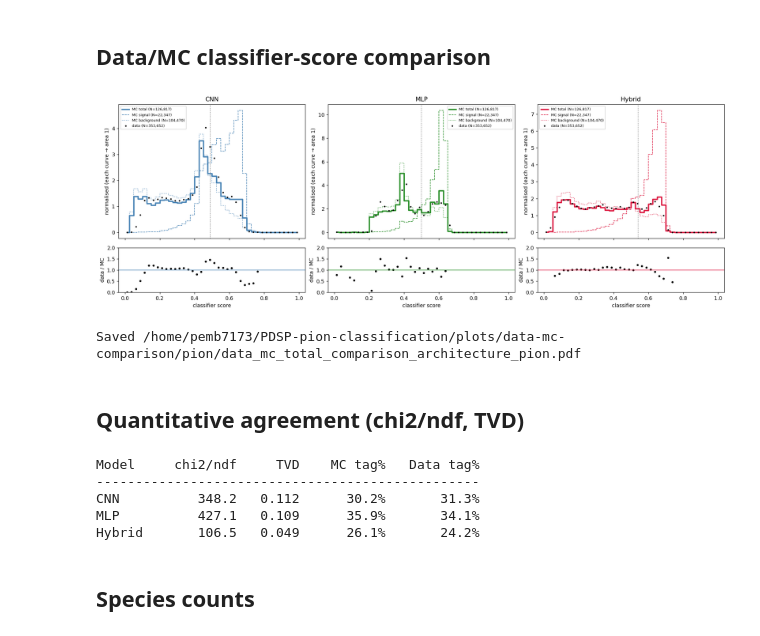
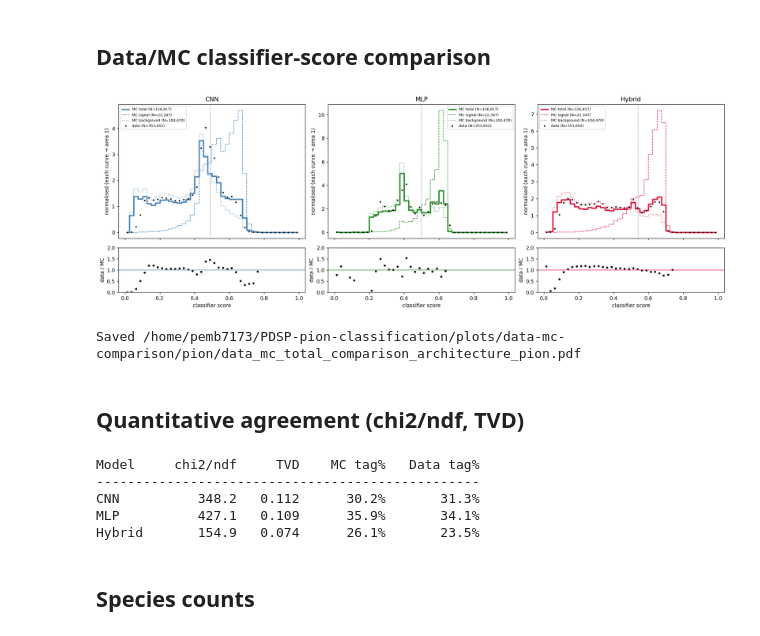
Before and after one commit to Will-Fahie/PDSP-pion-classification, a Jupyter notebook: notebooks/analysis/data-mc-comparison.ipynb, the cells around one changed output. Cells and saved outputs as stored; diff of their text form; code cells hidden in the pictures.

```diff
--- a/notebooks/analysis/data-mc-comparison.ipynb
+++ b/notebooks/analysis/data-mc-comparison.ipynb
@@ -29,7 +29,7 @@ if COMPARISON == "architecture":
     MODELS = [
         ("CNN",    MC_DIR / f"cnn_dEdX_seq{S}.pkl",         DATA_DIR / f"cnn_data_predictions{S}.pkl"),
         ("MLP",    MC_DIR / f"mlp_summary_base4{S}.pkl",    DATA_DIR / f"mlp_data_predictions{S}.pkl"),
-        ("Hybrid", MC_DIR / f"hybrid_cnn_mlp_base4{S}.pkl", DATA_DIR / f"hybrid_data_predictions{S}.pkl"),
+        ("Hybrid", MC_DIR / f"hybrid_cnn_mlp_base4{S}.pkl", DATA_DIR / f"hybrid_data_predictions_base4{S}.pkl"),
     ]
     MODEL_COLOR = {"CNN": "steelblue", "MLP": "forestgreen", "Hybrid": "crimson"}
     SUBTITLE = "identical inputs: the four original summary features"
@@ -89,37 +89,39 @@ comparison: architecture — identical inputs: the four original summary feature
 #     disagreement is structured.
 # =============================================================================
 
-fig, ax = plt.subplots(2, 3, figsize=(17, 6), dpi=130, gridspec_kw={"height_ratios": [3, 1]}, sharex="col")
+n_models = len(MODELS)
+
+fig, ax = plt.subplots(2, n_models, figsize=(17, 6), dpi=130, gridspec_kw={"height_ratios": [3, 1]}, sharex="col")
 for k, (name, mc_path, data_path) in enumerate(MODELS):
     mc = load(mc_path); da = load(data_path)
     probs = np.asarray(mc["probs"]); labels = np.asarray(mc["labels"]).astype(int); thr = mc["threshold"]
     dprobs = np.asarray(da["probs"])
     Npi = int((labels == 1).sum()); Nnp = int((labels == 0).sum()); Nmc = len(probs); Nda = len(dprobs)
 
     tot, _ = np.histogram(probs, bins=bins, density=True)
     pi, _  = np.histogram(probs[labels == 1], bins=bins, density=True)
     npi, _ = np.histogram(probs[labels == 0], bins=bins, density=True)
     dat, _ = np.histogram(dprobs, bins=bins, density=True)
 
     a = ax[0, k]
     a.step(centres, tot, where="mid", color=MODEL_COLOR[name], lw=2.5, label=f"MC total (N={Nmc:,})")
     a.step(centres, pi, where="mid", color=MODEL_COLOR[name], lw=1, ls="--", label=f"MC signal (N={Npi:,})")
     a.step(centres, npi, where="mid", color=MODEL_COLOR[name], lw=1, ls=":", label=f"MC background (N={Nnp:,})")
     a.plot(centres, dat, "k.", ms=4, label=f"data (N={Nda:,})")
     a.axvline(thr, color="k", ls=":", lw=1, alpha=0.6); a.set_title(name)
     a.set_ylabel("normalised (each curve → area 1)"); a.legend(fontsize=7)
 
     r = np.divide(dat, tot, out=np.full_like(dat, np.nan), where=tot > 0)
     ax[1, k].plot(centres, r, "k."); ax[1, k].axhline(1, color=MODEL_COLOR[name], lw=1); ax[1, k].set_ylim(0, 2)
     ax[1, k].set_xlabel("classifier score"); ax[1, k].set_ylabel("data / MC")
 
 plt.tight_layout()
 out_path = PLOTS_DIR / f"data_mc_total_comparison_{COMPARISON}_{TARGET}.pdf"
 plt.savefig(out_path, bbox_inches="tight")
 plt.show()
 print(f"Saved {out_path}")
 # %% [output]
-[figure, old version]
+[figure, new version]
 Saved /home/pemb7173/PDSP-pion-classification/plots/data-mc-comparison/pion/data_mc_total_comparison_architecture_pion.pdf
 # %% [markdown]
 ## Quantitative agreement (chi2/ndf, TVD)
@@ -156,7 +158,7 @@ Model     chi2/ndf     TVD    MC tag%   Data tag%
 -------------------------------------------------
 CNN          348.2   0.112      30.2%       31.3%
 MLP          427.1   0.109      35.9%       34.1%
-Hybrid       106.5   0.049      26.1%       24.2%
+Hybrid       154.9   0.074      26.1%       23.5%
 # %% [markdown]
 ## Species counts
 # %%
```
Also changed, not shown: parts of 7 cells of this notebook, 7 other files.
